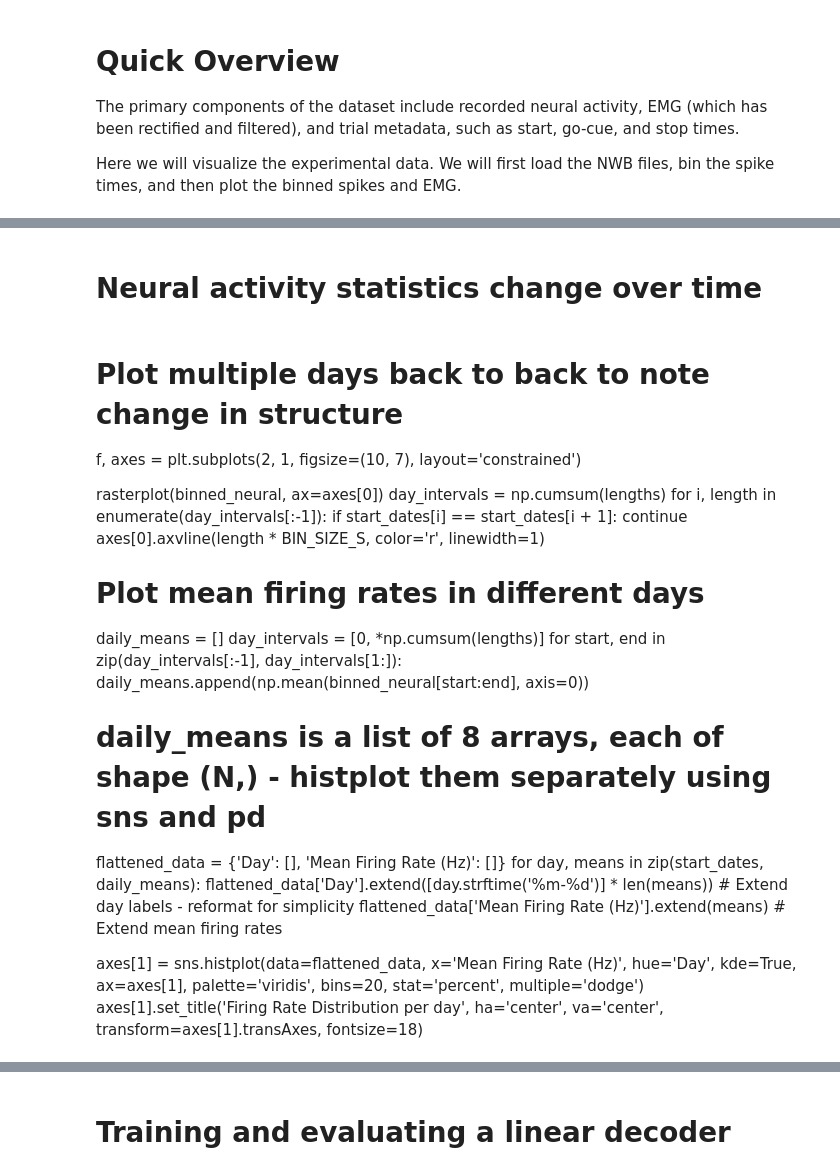
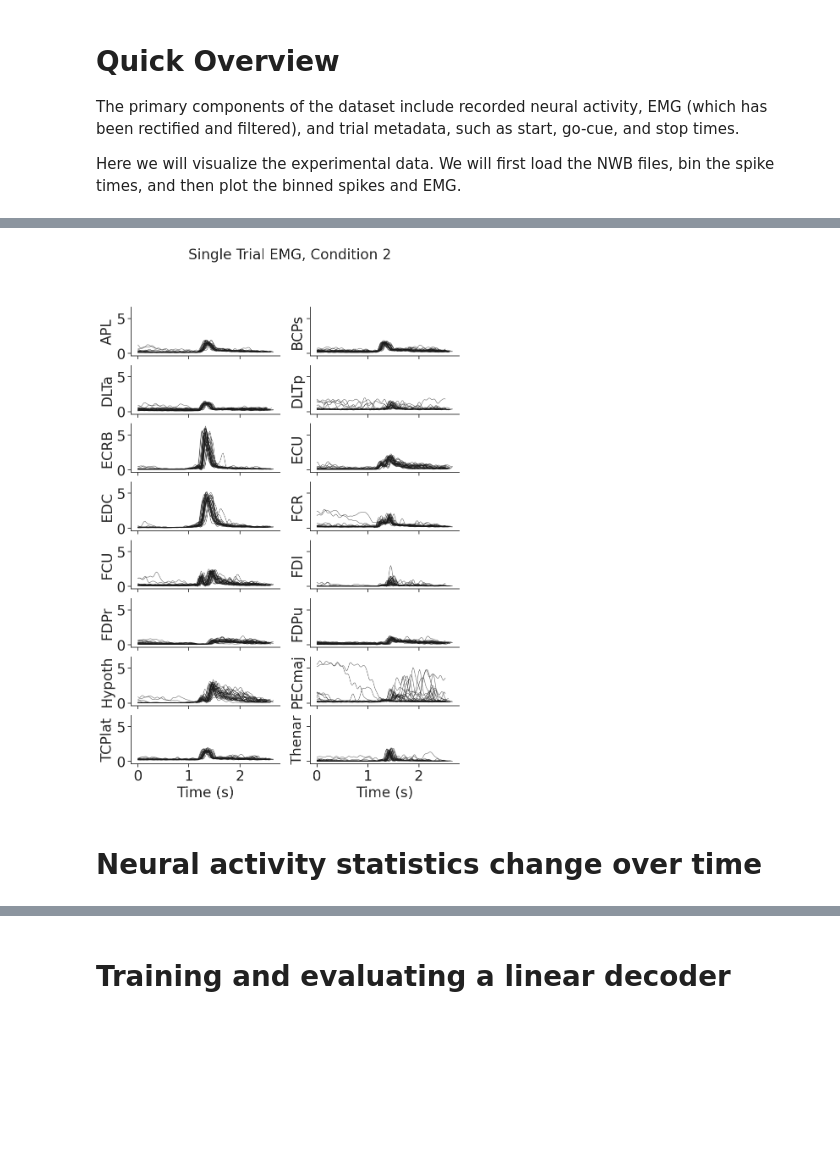
Before and after one commit to snel-repo/falcon-challenge, a Jupyter notebook: data_demos/m1.ipynb, the cells around one changed output, grey strips where cells are left out. Cells and saved outputs as stored; diff of their text form; code cells hidden in the pictures; blank space fills up the shorter version.

```diff
--- a/data_demos/m1.ipynb
+++ b/data_demos/m1.ipynb
@@ -196,27 +199,31 @@ ax[1].spines['right'].set_visible(False)
+# %%
+cond = 2
+
+condition_trials = tinfo.loc[tinfo['condition_id'] == cond]
+fig, ax = plt.subplots(len(muscles)//2, 2, figsize=(10, 14), sharex=True, sharey=True)
+axs = ax.flatten()
+
+resamp_time = np.arange(0, time[-1], 0.02)
+
+for trial in range(condition_trials.shape[0]):
+    tr = condition_trials.iloc[trial]
+    # get the timestamps between start and stop time
+    start = tr['start_time']
+    stop = tr['end_time']
+
+    start_idx = np.where((resamp_time >= start - 0.01) & (resamp_time <= start + 0.01))[0][0]
+    stop_idx = np.where((resamp_time >= stop - 0.01) & (resamp_time <= stop + 0.01))[0][0]
+    for i, muscle in enumerate(muscles):
+        signal = emg[start_idx:stop_idx, i]
+        t = np.linspace(0, stop-start, len(signal))
+        axs[i].plot(t, signal, label=muscle, alpha=0.7, linewidth=0.75, color='k')
+        axs[i].set_ylabel(muscle)
+
+ax[-1, 0].set_xlabel('Time (s)')
+ax[-1, 1].set_xlabel('Time (s)')
+plt.suptitle(f'Single Trial EMG, Condition {cond}')
+plt.show()
+# %% [output]
+[figure, added]
 # %% [markdown]
 # Neural activity statistics change over time
-# %% [markdown]
-# Plot multiple days back to back to note change in structure
-
-f, axes = plt.subplots(2, 1, figsize=(10, 7), layout='constrained')
-
-rasterplot(binned_neural, ax=axes[0])
-day_intervals = np.cumsum(lengths)
-for i, length in enumerate(day_intervals[:-1]):
-    if start_dates[i] == start_dates[i + 1]:
-        continue
-    axes[0].axvline(length * BIN_SIZE_S, color='r', linewidth=1)
-
-# Plot mean firing rates in different days
-daily_means = []
-day_intervals = [0, *np.cumsum(lengths)]
-for start, end in zip(day_intervals[:-1], day_intervals[1:]):
-    daily_means.append(np.mean(binned_neural[start:end], axis=0))
-# daily_means is a list of 8 arrays, each of shape (N,) - histplot them separately using sns and pd
-flattened_data = {'Day': [], 'Mean Firing Rate (Hz)': []}
-for day, means in zip(start_dates, daily_means):
-    flattened_data['Day'].extend([day.strftime('%m-%d')] * len(means))  # Extend day labels - reformat for simplicity
-    flattened_data['Mean Firing Rate (Hz)'].extend(means)  # Extend mean firing rates
-
-axes[1] = sns.histplot(data=flattened_data, x='Mean Firing Rate (Hz)', hue='Day', kde=True, ax=axes[1], palette='viridis', bins=20, stat='percent', multiple='dodge')
-axes[1].set_title('Firing Rate Distribution per day', ha='center', va='center', transform=axes[1].transAxes, fontsize=18)
```
Also changed, not shown: parts of 3 cells of this notebook.
